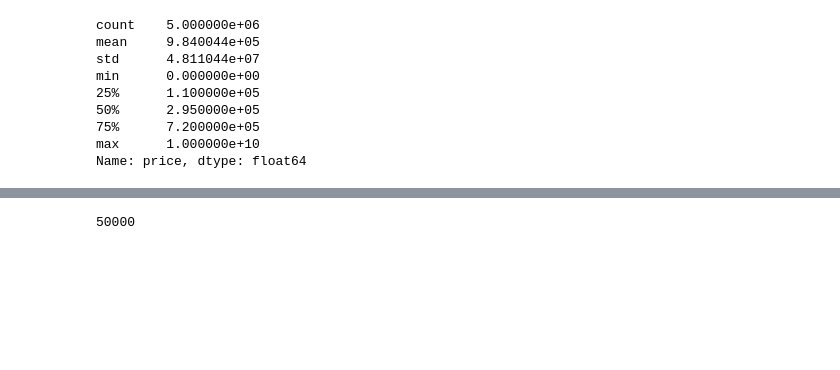
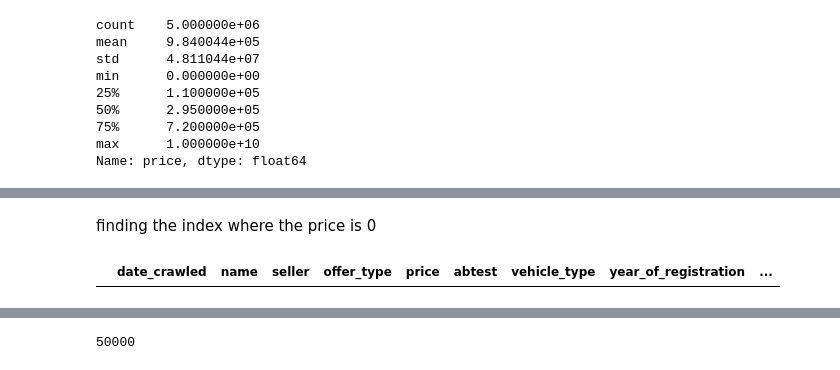
Before and after one commit to soni-vaishnavi/My_Daily_Work, a Jupyter notebook: ML/data2/main.ipynb, the cells around one changed output, grey strips where cells are left out. Saved outputs shown, nothing was run; the diff lists cells and outputs as text; code cells hidden in the pictures; blank space fills up the shorter version.

```diff
--- a/ML/data2/main.ipynb
+++ b/ML/data2/main.ipynb
@@ -174,0 +197,2 @@ Name: price, dtype: float64
+# %% [markdown]
+finding the index where the price is 0
@@ -174,0 +203,5 @@ Name: price, dtype: float64
+# %%
+df2[df2['price']==0]
+# hence not remaining
+# %% [output]
+|  | date_crawled | name | seller | offer_type | price | abtest | vehicle_type | year_of_registration | ... |
```
Also changed, not shown: parts of 17 cells of this notebook.
